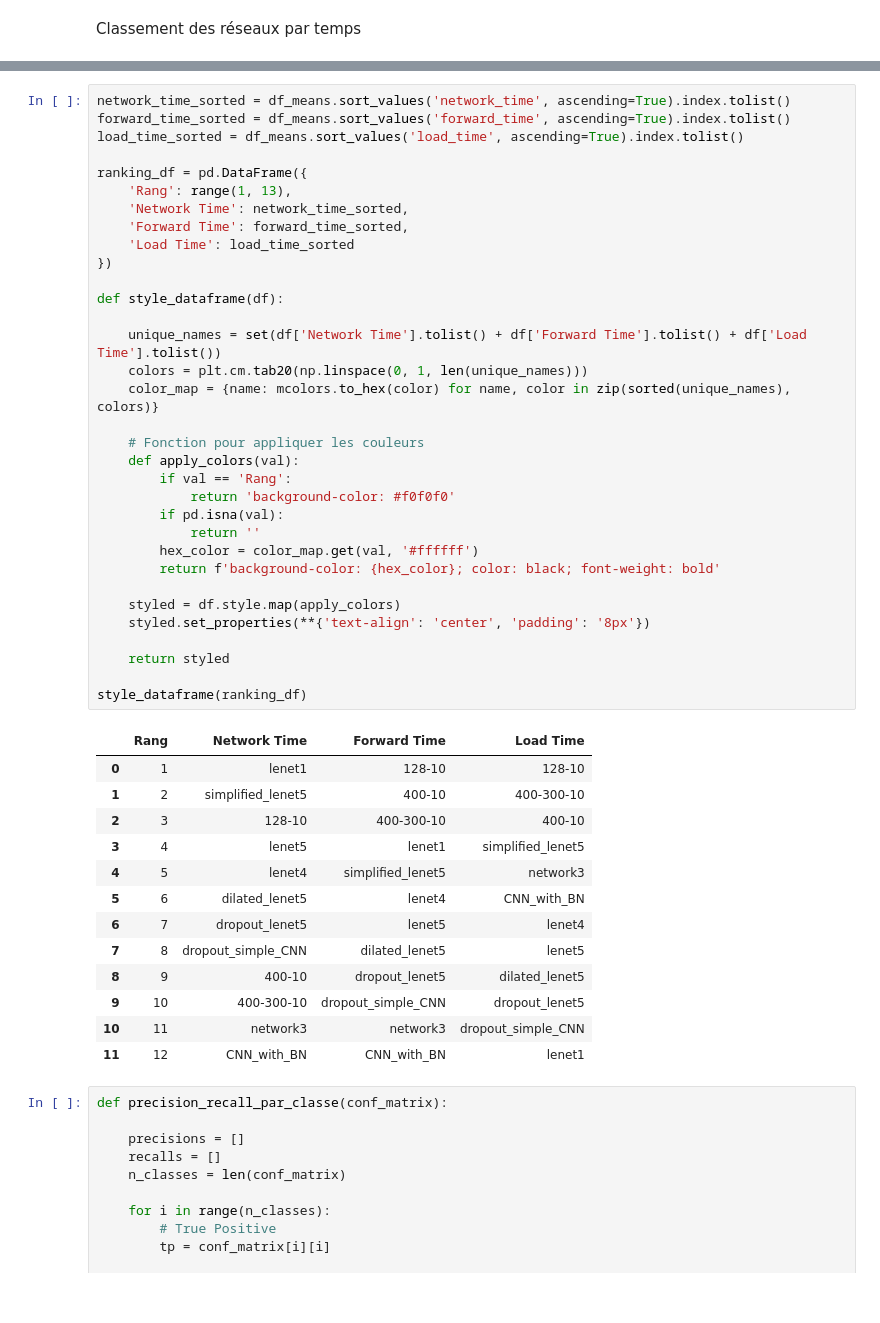
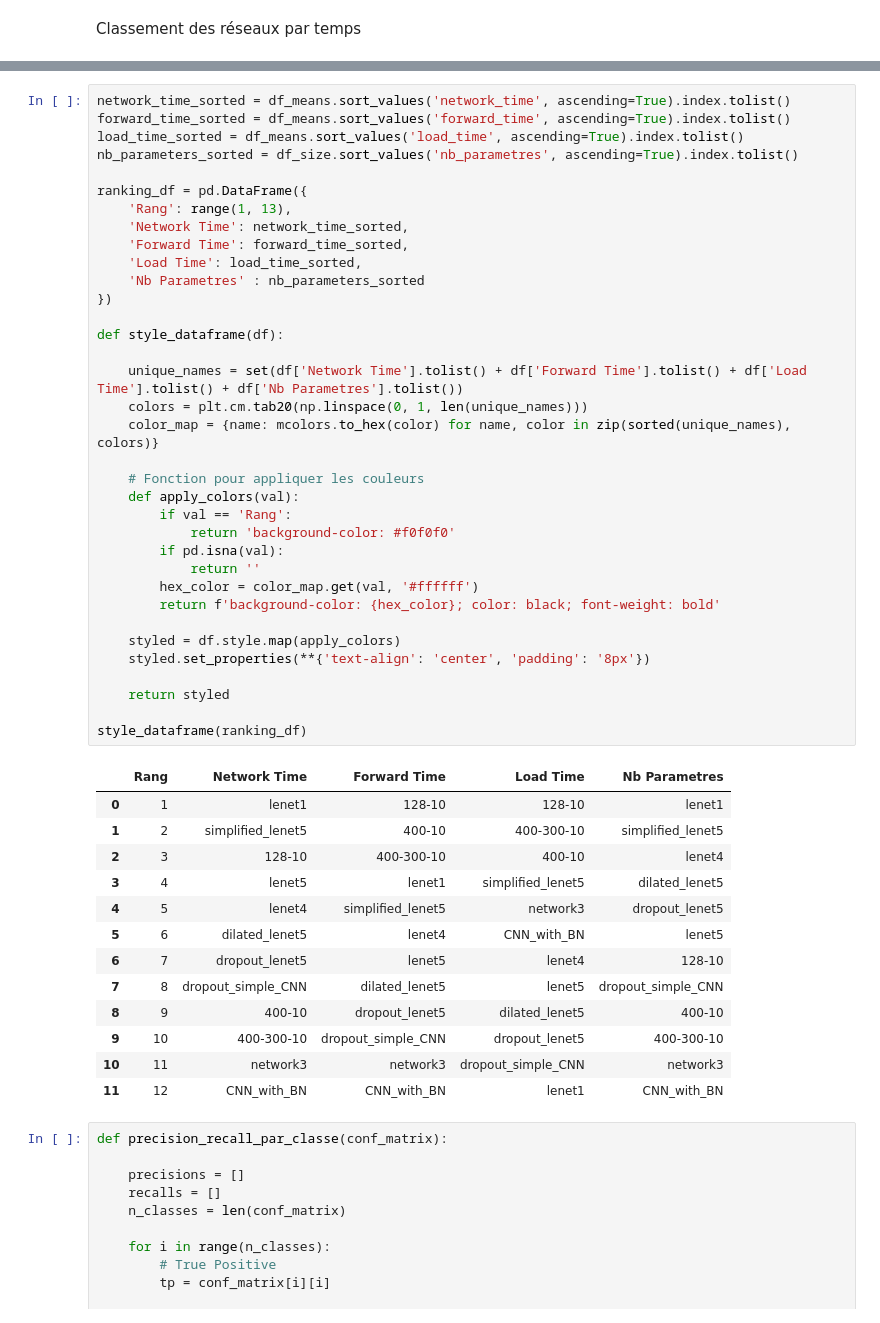
Before and after one commit to big-gic/CNN_Hekzam, a Jupyter notebook: analyse.ipynb, the cells around one changed output, grey strips where cells are left out. Drawn from its saved outputs; the diff is of its cells as text.

```diff
--- a/analyse.ipynb
+++ b/analyse.ipynb
@@ -162,49 +240,51 @@ Classement des réseaux par temps
 network_time_sorted = df_means.sort_values('network_time', ascending=True).index.tolist()
 forward_time_sorted = df_means.sort_values('forward_time', ascending=True).index.tolist()
 load_time_sorted = df_means.sort_values('load_time', ascending=True).index.tolist()
+nb_parameters_sorted = df_size.sort_values('nb_parametres', ascending=True).index.tolist()
 
 ranking_df = pd.DataFrame({
     'Rang': range(1, 13),
     'Network Time': network_time_sorted,
     'Forward Time': forward_time_sorted,
-    'Load Time': load_time_sorted
+    'Load Time': load_time_sorted,
+    'Nb Parametres' : nb_parameters_sorted
 })
 
 def style_dataframe(df):
 
-    unique_names = set(df['Network Time'].tolist() + df['Forward Time'].tolist() + df['Load Time'].tolist())
+    unique_names = set(df['Network Time'].tolist() + df['Forward Time'].tolist() + df['Load Time'].tolist() + df['Nb Parametres'].tolist())
     colors = plt.cm.tab20(np.linspace(0, 1, len(unique_names)))
     color_map = {name: mcolors.to_hex(color) for name, color in zip(sorted(unique_names), colors)}
 
     # Fonction pour appliquer les couleurs
     def apply_colors(val):
         if val == 'Rang':
             return 'background-color: #f0f0f0'
         if pd.isna(val):
             return ''
         hex_color = color_map.get(val, '#ffffff')
         return f'background-color: {hex_color}; color: black; font-weight: bold'
 
     styled = df.style.map(apply_colors)
     styled.set_properties(**{'text-align': 'center', 'padding': '8px'})
 
     return styled
 
 style_dataframe(ranking_df)
 # %% [output]
-|  | Rang | Network Time | Forward Time | Load Time |
-| 0 | 1 | lenet1 | 128-10 | 128-10 |
-| 1 | 2 | simplified_lenet5 | 400-10 | 400-300-10 |
-| 2 | 3 | 128-10 | 400-300-10 | 400-10 |
-| 3 | 4 | lenet5 | lenet1 | simplified_lenet5 |
-| 4 | 5 | lenet4 | simplified_lenet5 | network3 |
-| 5 | 6 | dilated_lenet5 | lenet4 | CNN_with_BN |
-| 6 | 7 | dropout_lenet5 | lenet5 | lenet4 |
-| 7 | 8 | dropout_simple_CNN | dilated_lenet5 | lenet5 |
-| 8 | 9 | 400-10 | dropout_lenet5 | dilated_lenet5 |
-| 9 | 10 | 400-300-10 | dropout_simple_CNN | dropout_lenet5 |
-| 10 | 11 | network3 | network3 | dropout_simple_CNN |
-| 11 | 12 | CNN_with_BN | CNN_with_BN | lenet1 |
+|  | Rang | Network Time | Forward Time | Load Time | Nb Parametres |
+| 0 | 1 | lenet1 | 128-10 | 128-10 | lenet1 |
+| 1 | 2 | simplified_lenet5 | 400-10 | 400-300-10 | simplified_lenet5 |
+| 2 | 3 | 128-10 | 400-300-10 | 400-10 | lenet4 |
+| 3 | 4 | lenet5 | lenet1 | simplified_lenet5 | dilated_lenet5 |
+| 4 | 5 | lenet4 | simplified_lenet5 | network3 | dropout_lenet5 |
+| 5 | 6 | dilated_lenet5 | lenet4 | CNN_with_BN | lenet5 |
+| 6 | 7 | dropout_lenet5 | lenet5 | lenet4 | 128-10 |
+| 7 | 8 | dropout_simple_CNN | dilated_lenet5 | lenet5 | dropout_simple_CNN |
+| 8 | 9 | 400-10 | dropout_lenet5 | dilated_lenet5 | 400-10 |
+| 9 | 10 | 400-300-10 | dropout_simple_CNN | dropout_lenet5 | 400-300-10 |
+| 10 | 11 | network3 | network3 | dropout_simple_CNN | network3 |
+| 11 | 12 | CNN_with_BN | CNN_with_BN | lenet1 | CNN_with_BN |
 # %%
 def precision_recall_par_classe(conf_matrix):
 
```
Also changed, not shown: parts of 5 cells of this notebook, 46 other files.
